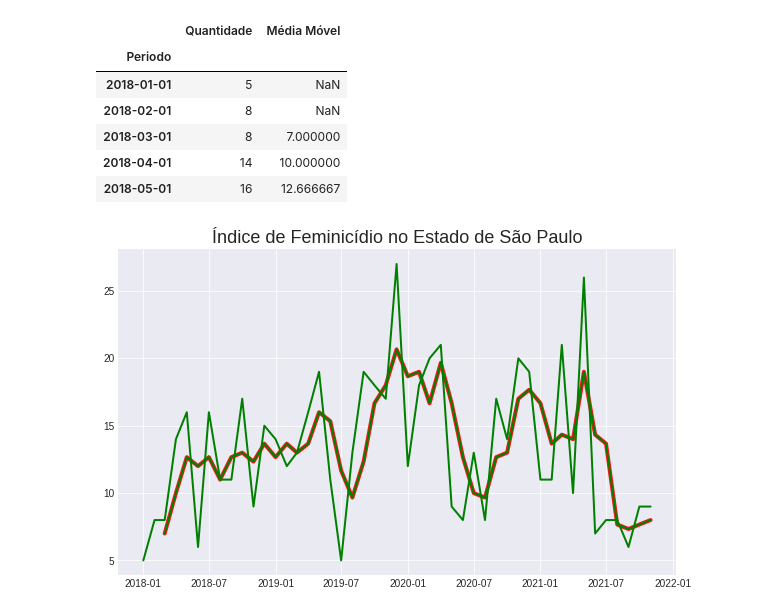
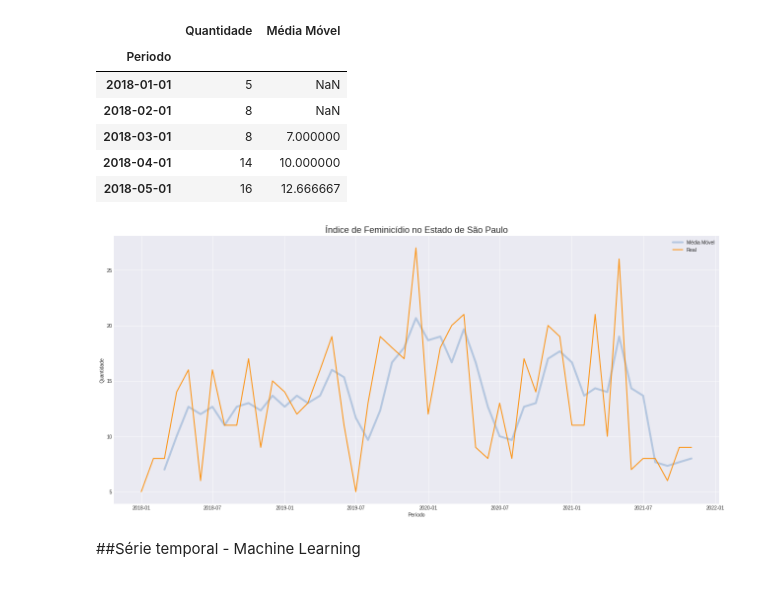
Before and after one commit to jpshimidt/DataScience, a Jupyter notebook: Data_Viking_EDA_FEMINICIDIO.ipynb, the cells around one changed output. Drawn from its saved outputs; the diff is of its cells as text; code cells hidden in the pictures.

```diff
--- a/Data_Viking_EDA_FEMINICIDIO.ipynb
+++ b/Data_Viking_EDA_FEMINICIDIO.ipynb
@@ -202,11 +204,25 @@ Dados.head()
 | 2018-04-01 | 14 | 10.000000 |
 | 2018-05-01 | 16 | 12.666667 |
 # %%
-#Alterar o estilo do matplot
+#Alterar o estilo do matplot e tamanho da figura
 plt.style.use('seaborn-darkgrid')
-plt.figure(figsize=(10,6))
-plt.plot(Dados.index, Dados['Média Móvel'], linewidth=4, alpha=0.9, color='red')
-plt.plot(Dados, color='green',linewidth=2)
+plt.figure(figsize=(22,10))
+
+#Plotar média móvel
+plt.plot(Dados.index, Dados['Média Móvel'], linewidth=4, alpha=0.9, color='#B0C4DE')
+
+#Plotar quantidade de faminicídios
+plt.plot(Dados.index, Dados['Quantidade'], color='#FF8C00', linewidth=2, alpha=0.9)
+
+# Labels
+plt.xlabel('Período')
+plt.ylabel('Quantidade')
+
+# Legenda
+plt.legend( ['Média Móvel', 'Real'] )
+
 plt.title('Índice de Feminicídio no Estado de São Paulo', loc='center', fontsize=18);
 # %% [output]
-[figure, old version]
+[figure, new version]
+# %% [markdown]
+##Série temporal - Machine Learning
```
Also changed, not shown: parts of 13 cells of this notebook.
